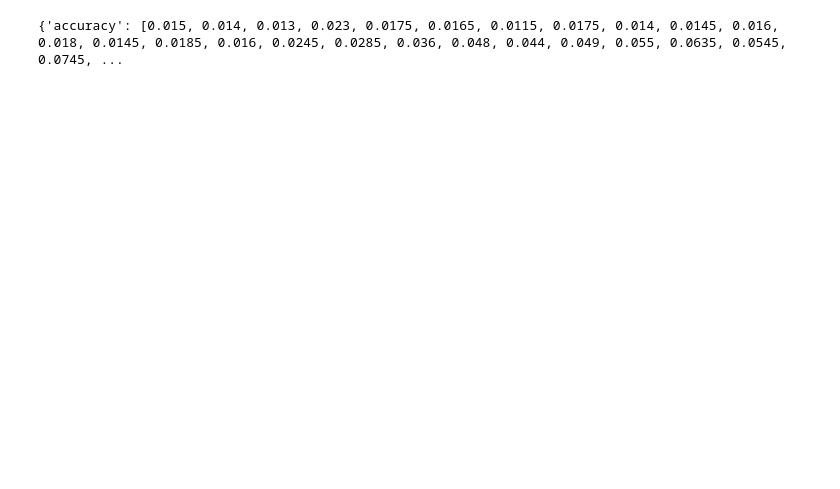
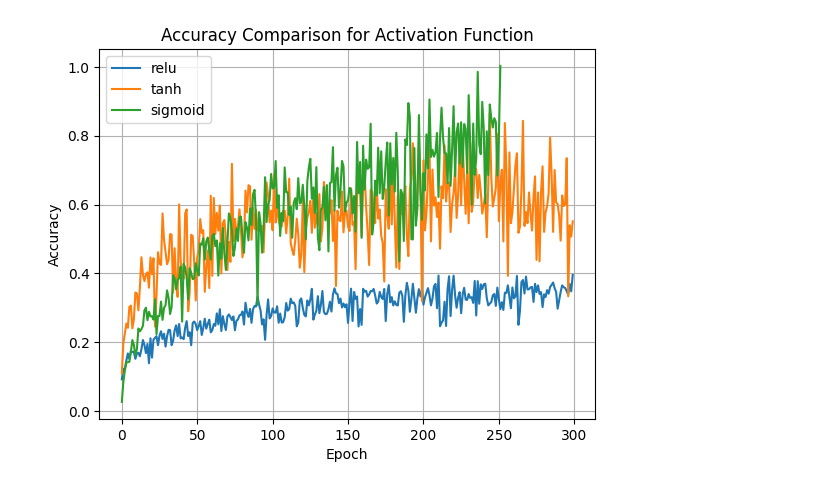
Before and after one commit to iibaaa/robot-arm-ann-control, a Jupyter notebook: analyse.ipynb, the cells around one changed output. Saved outputs shown, nothing was run; the diff lists cells and outputs as text; code cells hidden in the pictures; blank space fills up the shorter version.

```diff
--- a/analyse.ipynb
+++ b/analyse.ipynb
@@ -4,9 +5,28 @@ import numpy as np
 # %%
 # load file
-file = "/home/ibaydin/Desktop/last/results_sigmoid_model_sigmoid_mae_10k.npy"
-
-data = np.load(file, allow_pickle=True)
-
-print(data)
+relu_data = np.load("results/results_relu_model_relu.npy", allow_pickle=True).item()
+tanh_data = np.load("results/results_tanh_model_tanh.npy", allow_pickle=True).item()
+sigmoid_data = np.load("results/results_sigmoid_model_sigmoid.npy", allow_pickle=True).item()
-# %% [output]
-{'accuracy': [0.015, 0.014, 0.013, 0.023, 0.0175, 0.0165, 0.0115, 0.0175, 0.014, 0.0145, 0.016, 0.018, 0.0145, 0.0185, 0.016, 0.0245, 0.0285, 0.036, 0.048, 0.044, 0.049, 0.055, 0.0635, 0.0545, 0.0745, ...
+# %%
+# Print Accuracies
+relu_accuracy = relu_data["accuracy"]
+tanh_accuracy = tanh_data["accuracy"]
+sigmoid_accuracy = sigmoid_data["accuracy"]
+
+# Plot All Accuracy in once
+fig = plt.figure()
+ax = fig.add_subplot(111)
+ax.title.set_text('Accuracy Comparison for Activation Function')
+ax.plot(relu_accuracy, label="relu")
+ax.plot(tanh_accuracy, label="tanh")
+ax.plot(sigmoid_accuracy, label="sigmoid")
+
+ax.set_xlabel("Epoch")
+ax.set_ylabel("Accuracy")
+ax.legend()
+ax.grid()
+plt.show()
+# Save Figure
+fig.savefig("images/Accuracy.png")
+# %% [output]
+[figure, added]
```
Also changed, not shown: parts of 5 cells of this notebook, 21 other files.
